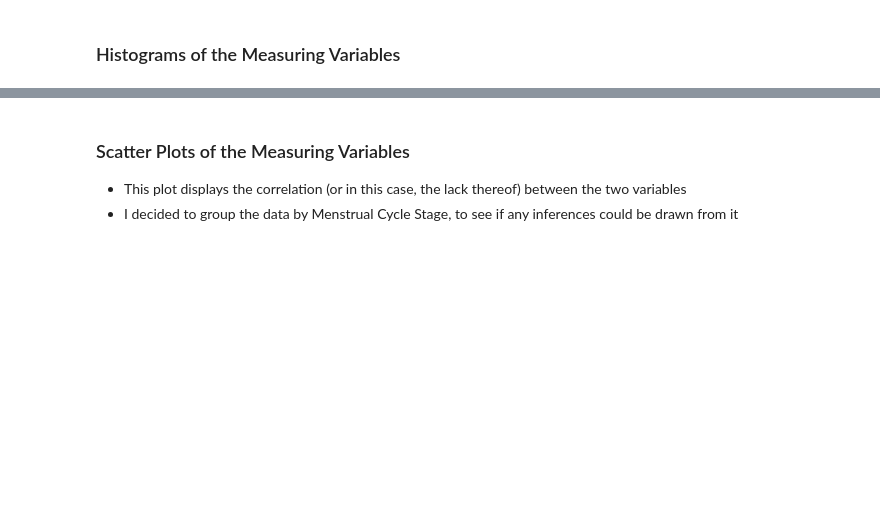
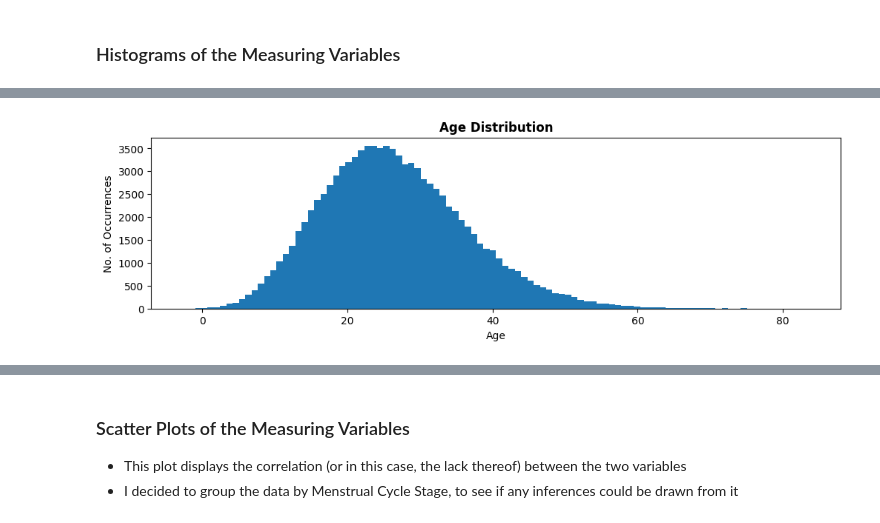
Before and after one commit to rachel-king4/PfDA_Assignment, a Jupyter notebook: PfDA Assignment.ipynb, the cells around one changed output, grey strips where cells are left out. Drawn from its saved outputs; the diff is of its cells as text; code cells hidden in the pictures; blank space fills up the shorter version.

```diff
--- a/PfDA Assignment.ipynb
+++ b/PfDA Assignment.ipynb
@@ -293 +329,16 @@ ax.legend(loc='upper right');
+# %%
+#Randomly generating 100,000 datapoints with a similar skewed distribution
+import scipy.stats as ss
+#Note scale is standard deviation in scipy stats
+sample = ss.pearson3.rvs(loc=26.5, scale=10, skew=0.5,  size=100000)
+
+fig, ax = plt.subplots(figsize=(12,3))
+
+# Plot a histogram of the Randomy Generated Data
+ax.set_title("Age Distribution", fontweight='bold')
+ax.set_xlabel("Age")
+ax.set_ylabel("No. of Occurrences")
+ax.hist(sample, bins=100, density=False);
+# %% [output]
+[figure, added]
 # %%
```
Also changed, not shown: parts of 13 cells of this notebook, 1 other file.
